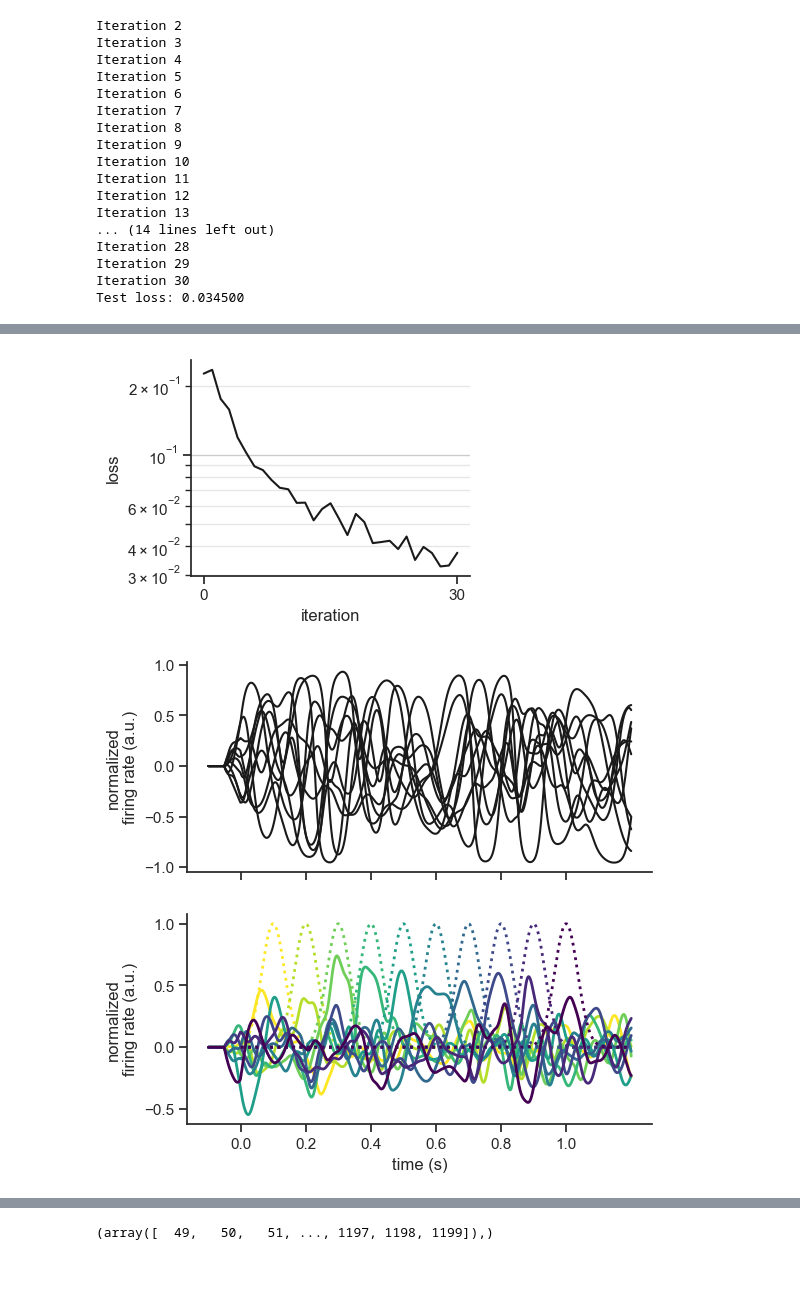
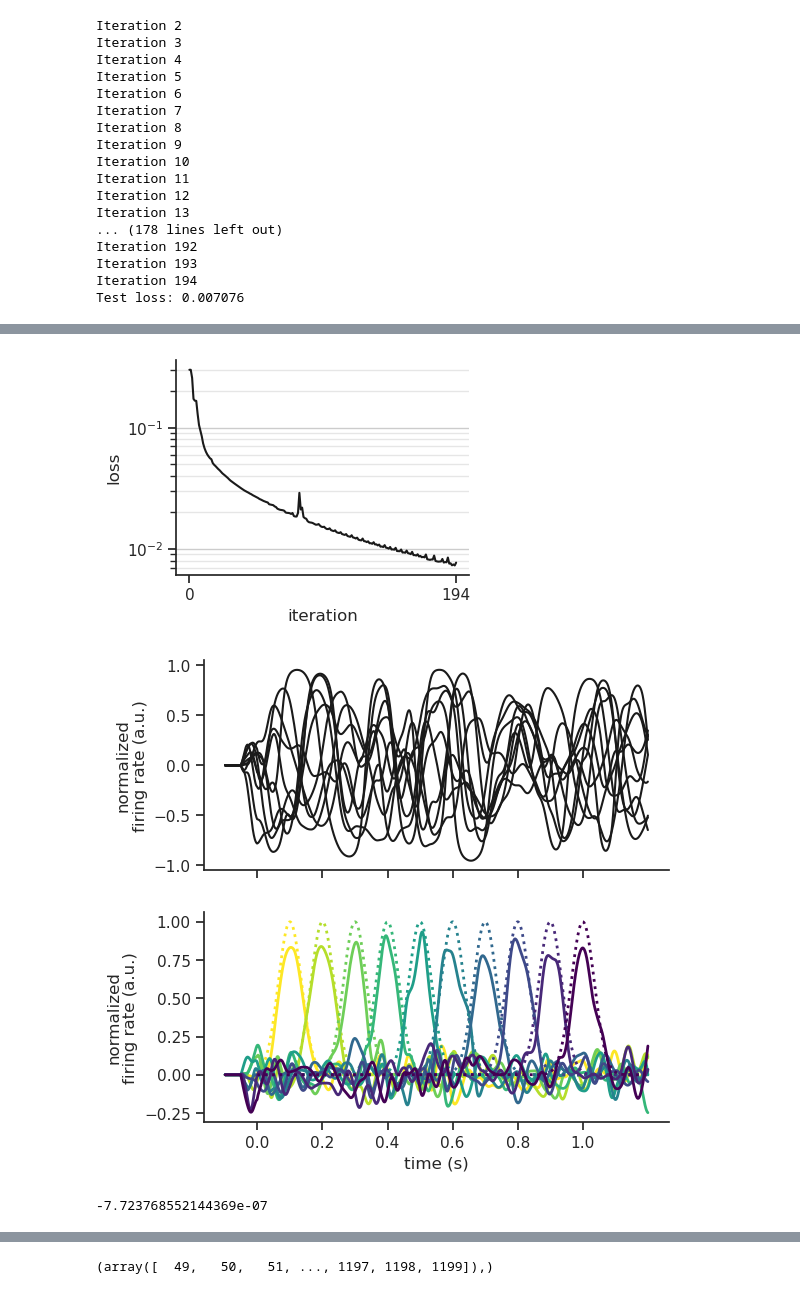
Before and after one commit to rythorpe/time_coding, a Jupyter notebook: aux_dev.ipynb, the cells around one changed output, grey strips where cells are left out. Cells and saved outputs as stored; diff of their text form; code cells hidden in the pictures.

Commit message:
establish convention for determining convergence; clean up training routines and remove param_dist

```diff
--- a/aux_dev.ipynb
+++ b/aux_dev.ipynb
@@ -89,35 +89,32 @@ hidden_sr, output_sr, stats_0 = test_and_get_stats(inputs, targets, times,
 #     _ = pre_train(inputs, times, model, h_0)
 
 # train model weights
-max_iter = 200
-# subthresh_count = 0
-# convergence_reached = False
+max_iter = 400
+convergence_reached = False
 loss_per_iter = list()
 for iter_idx in range(max_iter):
     print(f"Iteration {iter_idx + 1}")
     # loss, param_dist = train_force(inputs, targets, times, model, loss_fn,
     #                                optimizer, h_0, r_0, u_0,
     #                                presyn_idx=iter_idx)
-    loss, param_dist = train_bptt_sparse(inputs, targets, times, model,
-                                         loss_fn, optimizer, h_0, r_0, u_0,
-                                         p_backprop=0.2)
-    # loss, param_dist = train_bptt(inputs, targets, times, model,
-    #                               loss_fn, optimizer, h_0, r_0, u_0)
+    # loss, param_dist = train_bptt_sparse(inputs, targets, times, model,
+    #                                      loss_fn, optimizer, h_0, r_0, u_0,
+    #                                      p_backprop=0.2)
+    loss = train_bptt(inputs, targets, times, model, loss_fn, optimizer,
+                      h_0, r_0, u_0)
     loss_per_iter.append(loss)
-#     if param_dist < 1e-8:
-#         subthresh_count +=1
-#     else:
-#         subthresh_count = 0
-#     if subthresh_count == 5:
-#         convergence_reached = True
-#         break
+    if len(loss_per_iter) >= 10:
+        mean_diff = np.diff(loss_per_iter[-10:]).mean()
+        if np.abs(mean_diff) < 1e-6:
+            convergence_reached = True
+            break
+
 # print(f"Trial {sample_idx} training complete!!")
-# if not convergence_reached:
-#     print(f"Warning: didn't converge (param_dist={param_dist})!!")
+if not convergence_reached:
+    print(f"Warning: didn't converge!!!")
 
 # plot loss across training
-
-fig_learning = plot_learning([stats_0['loss']] + loss_per_iter)
+fig_learning = plot_learning([stats_0['loss']] + loss_per_iter, max_iter=None)
 # plt.savefig('/home/ryan/Desktop/training_loss_force.png')
 
 # investigate fitted model
@@ -140,8 +137,8 @@ Iteration 10
 Iteration 11
 Iteration 12
 Iteration 13
-... (14 lines left out)
-Iteration 28
-Iteration 29
-Iteration 30
-Test loss: 0.034500
+... (178 lines left out)
+Iteration 192
+Iteration 193
+Iteration 194
+Test loss: 0.007076
@@ -149,5 +146,9 @@ Test loss: 0.034500
-[figure, old version]
+[figure, new version]
-[figure, old version]
+[figure, new version]
+# %%
+mean_diff
+# %% [output]
+-7.723768552144369e-07
 # %%
 stats_0['dimensionality']
 # %% [output]
```
Also changed, not shown: parts of 6 cells of this notebook, 2 other files.
